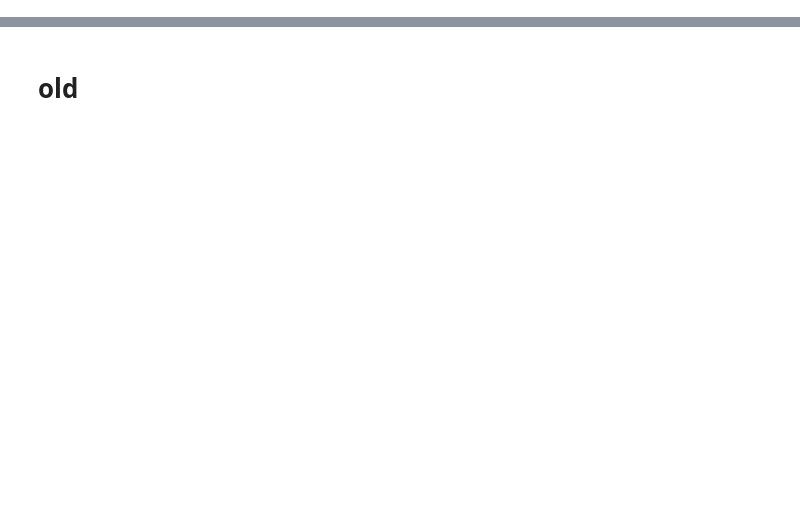
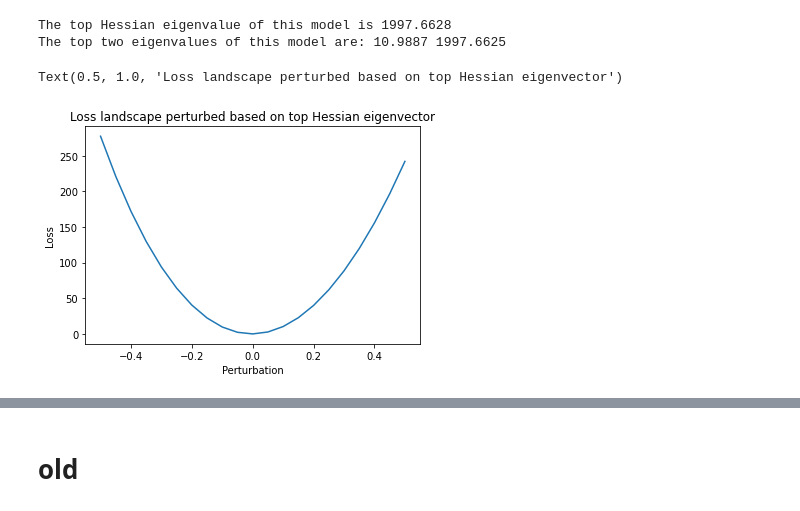
Before and after one commit to cwang506/sgd_loss, a Jupyter notebook: python/gd.ipynb, the cells around one changed output, grey strips where cells are left out. Saved outputs shown, nothing was run; the diff lists cells and outputs as text; code cells hidden in the pictures; blank space fills up the shorter version.

```diff
--- a/python/gd.ipynb
+++ b/python/gd.ipynb
@@ -18,11 +18,11 @@ from model import Net, check_loss_landscape
 import matplotlib.pyplot as plt
 # %%
 torch.manual_seed(0)
-suffix = "9"
+suffix = "3"
 
 n = 300
 d = 5000
-generate_data = True
+generate_data = False
 usepickle = True
 
 coeffs = -1+2*np.random.rand(d, 1)
@@ -108,0 +118,10 @@ check_loss_landscape(model_path, X, Y, sgd=False)
+# %%
+model = Net(d, categorical=False).cuda()
+model_state_dict_path = "./models/model_sgd_%s_O100_params.pt"%suffix
+model.load_state_dict(torch.load(model_state_dict_path))
+
+criterion = torch.nn.MSELoss(reduction="sum")
+inputs = torch.from_numpy(X).to(device).float()
+targets = torch.from_numpy(Y).to(device).float()
+
+hessian_comp = hessian(model, criterion, data=(inputs, targets), cuda=True)
@@ -108,0 +130,34 @@ check_loss_landscape(model_path, X, Y, sgd=False)
+# %%
+print("The top Hessian eigenvalue of this model is %.4f"%top_eigenvalues[-1])
+top_eigenvalues, top_eigenvector = hessian_comp.eigenvalues(top_n=2)
+print("The top two eigenvalues of this model are: %.4f %.4f"% (top_eigenvalues[-1],top_eigenvalues[-2]))
+# %% [output]
+The top Hessian eigenvalue of this model is 1997.6628
+The top two eigenvalues of this model are: 10.9887 1997.6625
+# %%
+def get_params(model_orig,  model_perb, direction, alpha):
+    for m_orig, m_perb, d in zip(model_orig.parameters(), model_perb.parameters(), direction):
+        m_perb.data = m_orig.data + alpha * d
+    return model_perb
+# %%
+# lambda is a small scalar that we use to perturb the model parameters along the eigenvectors
+lams = np.linspace(-0.5, 0.5, 21).astype(np.float32)
+
+loss_list = []
+
+# create a copy of the model
+model_perb = copy.deepcopy(model)
+model_perb.eval()
+model_perb = model_perb.cuda()
+
+for lam in lams:
+    model_perb = get_params(model, model_perb, top_eigenvector[0], lam)
+    loss_list.append(criterion(model_perb(inputs), targets).item())
+
+plt.plot(lams, loss_list)
+plt.ylabel('Loss')
+plt.xlabel('Perturbation')
+plt.title('Loss landscape perturbed based on top Hessian eigenvector')
+# %% [output]
+Text(0.5, 1.0, 'Loss landscape perturbed based on top Hessian eigenvector')
+[figure, added]
```
Also changed, not shown: parts of 7 cells of this notebook.
